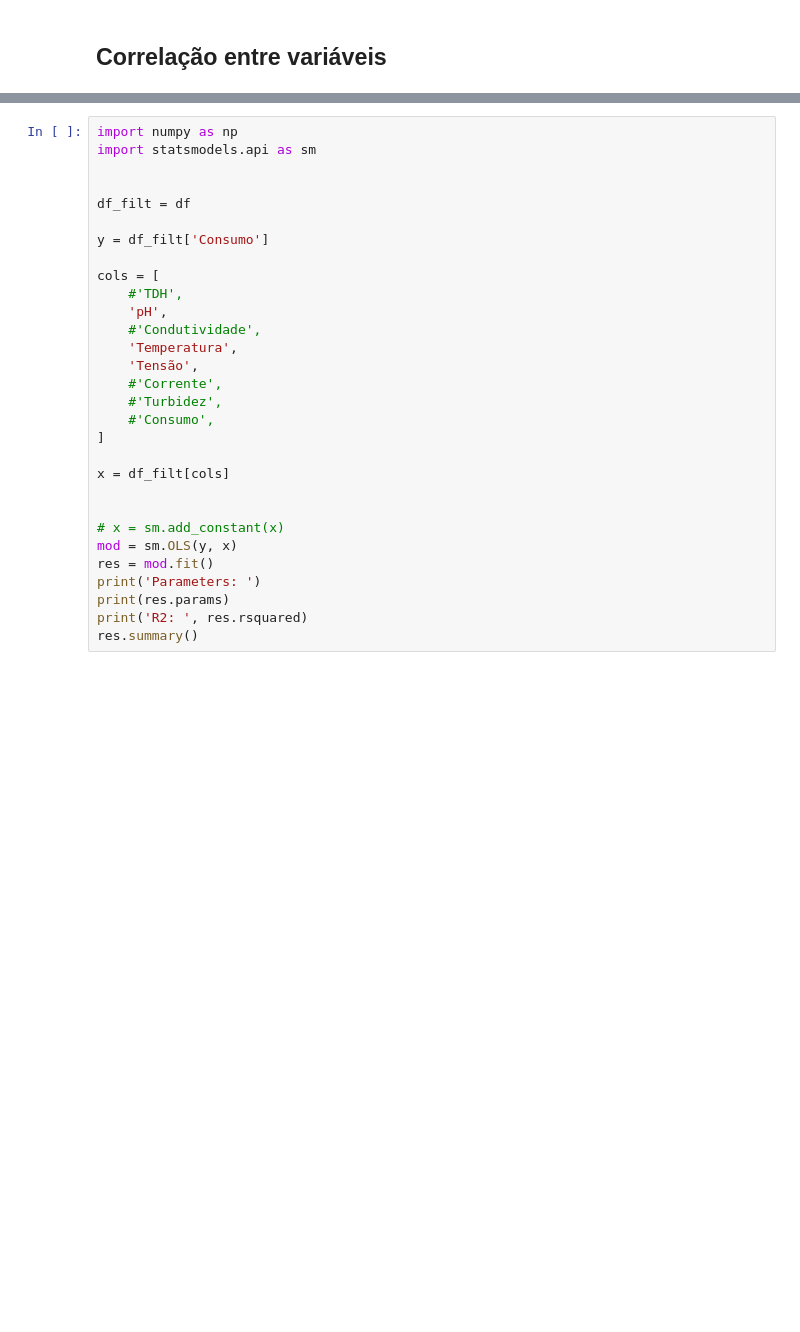
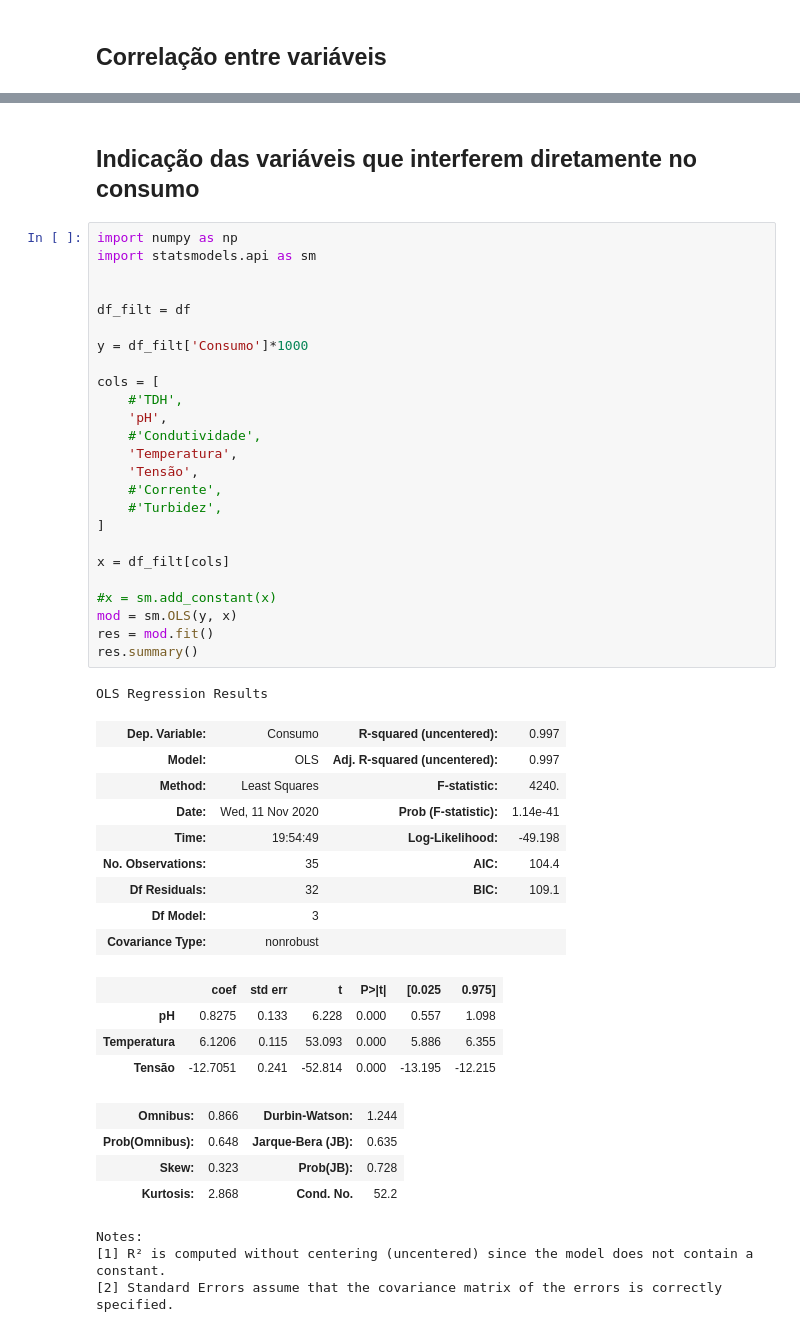
Before and after one commit to lianamaia/doutorado-ufc, a Jupyter notebook: 08_EfluenteReal.ipynb, the cells around one changed output, grey strips where cells are left out. Cells and saved outputs as stored; diff of their text form; blank space fills up the shorter version.

```diff
--- a/08_EfluenteReal.ipynb
+++ b/08_EfluenteReal.ipynb
@@ -98,30 +133,49 @@ plt.show()
+# %% [markdown]
+## Indicação das variáveis que interferem diretamente no consumo
 # %%
 import numpy as np
 import statsmodels.api as sm
 
 
 df_filt = df
 
-y = df_filt['Consumo']
+y = df_filt['Consumo']*1000
 
 cols = [
     #'TDH',
     'pH',
     #'Condutividade',
     'Temperatura',
     'Tensão',
     #'Corrente',
     #'Turbidez',
-    #'Consumo',
 ]
 
 x = df_filt[cols]
 
-
-# x = sm.add_constant(x)
+#x = sm.add_constant(x)
 mod = sm.OLS(y, x)
 res = mod.fit()
-print('Parameters: ')
-print(res.params)
-print('R2: ', res.rsquared)
 res.summary()
+# %% [output]
+OLS Regression Results
+| Dep. Variable: | Consumo | R-squared (uncentered): | 0.997 |
+| Model: | OLS | Adj. R-squared (uncentered): | 0.997 |
+| Method: | Least Squares | F-statistic: | 4240. |
+| Date: | Wed, 11 Nov 2020 | Prob (F-statistic): | 1.14e-41 |
+| Time: | 19:54:49 | Log-Likelihood: | -49.198 |
+| No. Observations: | 35 | AIC: | 104.4 |
+| Df Residuals: | 32 | BIC: | 109.1 |
+| Df Model: | 3 |  |  |
+| Covariance Type: | nonrobust |  |  |
+|  | coef | std err | t | P>|t| | [0.025 | 0.975] |
+| pH | 0.8275 | 0.133 | 6.228 | 0.000 | 0.557 | 1.098 |
+| Temperatura | 6.1206 | 0.115 | 53.093 | 0.000 | 5.886 | 6.355 |
+| Tensão | -12.7051 | 0.241 | -52.814 | 0.000 | -13.195 | -12.215 |
+| Omnibus: | 0.866 | Durbin-Watson: | 1.244 |
+| Prob(Omnibus): | 0.648 | Jarque-Bera (JB): | 0.635 |
+| Skew: | 0.323 | Prob(JB): | 0.728 |
+| Kurtosis: | 2.868 | Cond. No. | 52.2 |
+Notes:
+[1] R² is computed without centering (uncentered) since the model does not contain a constant.
+[2] Standard Errors assume that the covariance matrix of the errors is correctly specified.
```
Also changed, not shown: parts of 30 cells of this notebook, 5 other files.
